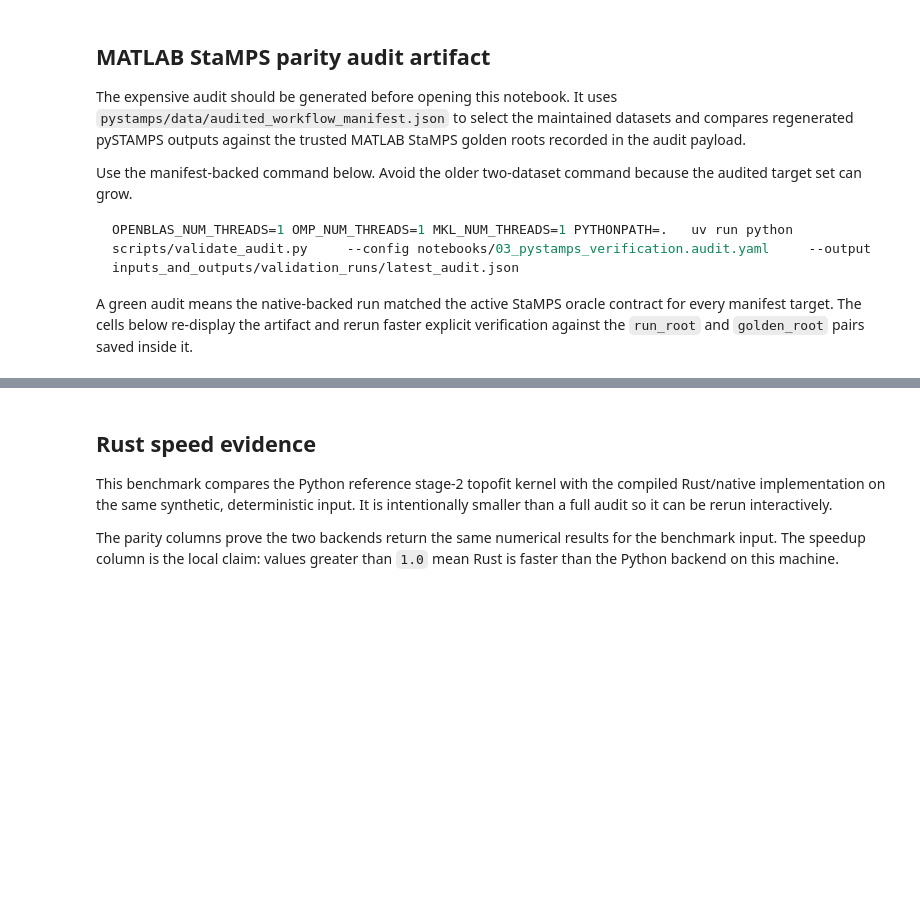
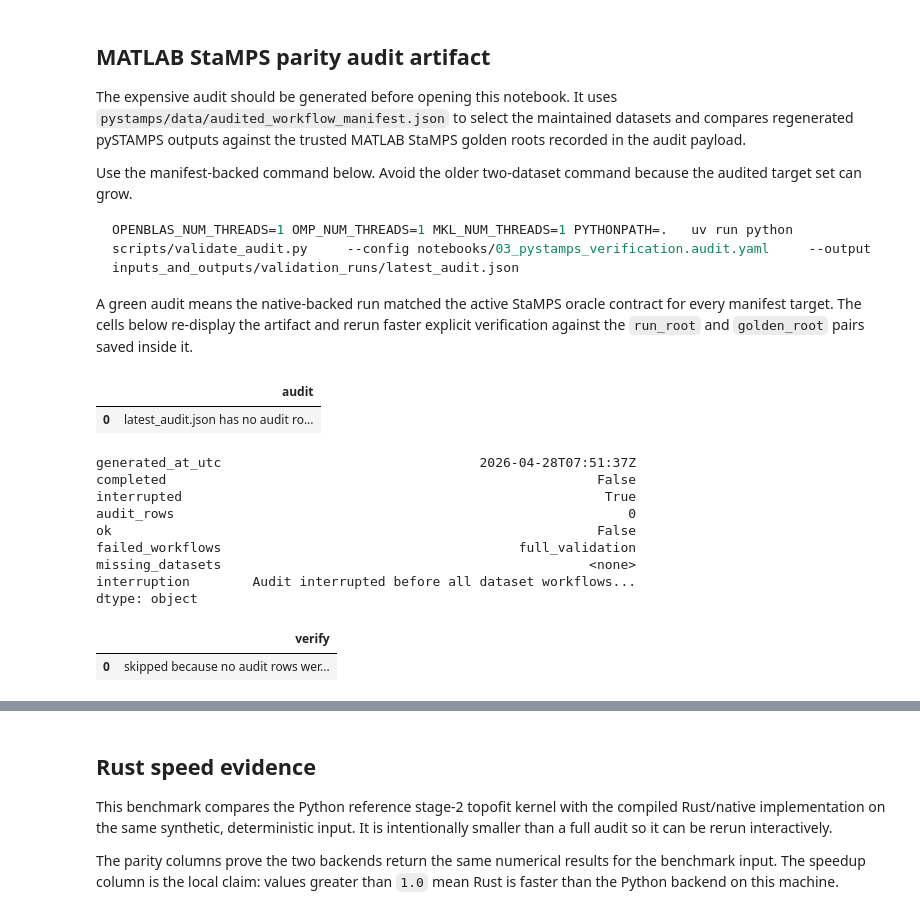
Before and after one commit to sirbastiano/pystamps, a Jupyter notebook: notebooks/04_rust_end2end_parity_validation.ipynb, the cells around one changed output, grey strips where cells are left out. Saved outputs shown, nothing was run; the diff lists cells and outputs as text; code cells hidden in the pictures; blank space fills up the shorter version.

```diff
--- a/notebooks/04_rust_end2end_parity_validation.ipynb
+++ b/notebooks/04_rust_end2end_parity_validation.ipynb
@@ -132,43 +161,67 @@ A green audit means the native-backed run matched the active StaMPS oracle contr
 # %%
 if AUDIT_JSON.exists():
     audit_payload = json.loads(AUDIT_JSON.read_text(encoding='utf-8'))
 else:
     audit_payload = {
         'generated_at_utc': '<missing>',
         'completed': False,
         'interrupted': False,
         'ok': False,
         'failed_workflows': ['missing latest_audit.json'],
         'audits': [],
     }
 
+audit_rows = audit_payload.get('audits', [])
 audit_summary = pd.DataFrame(
     [
         {
             'dataset': audit['dataset'],
             'status': audit['status'],
             'ok': audit['ok'],
             'checked': audit['checked'],
             'run_root': audit['run_root'],
             'golden_root': audit['golden_root'],
             'run_source': audit['run_source'],
         }
-        for audit in audit_payload['audits']
+        for audit in audit_rows
     ]
 )
-display(audit_summary if not audit_summary.empty else pd.DataFrame([{'audit': 'latest_audit.json missing or empty'}]))
+if not AUDIT_JSON.exists():
+    audit_rows_message = 'latest_audit.json is missing'
+elif audit_payload.get('interrupted'):
+    audit_rows_message = 'latest_audit.json has no audit rows; audit was interrupted'
+elif audit_payload.get('missing_datasets'):
+    audit_rows_message = 'latest_audit.json has no audit rows; datasets are missing'
+else:
+    audit_rows_message = 'latest_audit.json has no audit rows'
+display(audit_summary if not audit_summary.empty else pd.DataFrame([{'audit': audit_rows_message}]))
 pd.Series(
     {
-        'generated_at_utc': audit_payload['generated_at_utc'],
-        'completed': audit_payload['completed'],
-        'interrupted': audit_payload['interrupted'],
-        'ok': audit_payload['ok'],
-        'failed_workflows': ', '.join(audit_payload['failed_workflows']) or '<none>',
+        'generated_at_utc': audit_payload.get('generated_at_utc', '<missing>'),
+        'completed': audit_payload.get('completed', False),
+        'interrupted': audit_payload.get('interrupted', False),
+        'audit_rows': len(audit_rows),
+        'ok': audit_payload.get('ok', False),
+        'failed_workflows': ', '.join(audit_payload.get('failed_workflows', [])) or '<none>',
+        'missing_datasets': ', '.join(audit_payload.get('missing_datasets', [])) or '<none>',
+        'interruption': (audit_payload.get('interruption') or {}).get('message', '<none>'),
     }
 )
+# %% [output]
+|  | audit |
+| 0 | latest_audit.json has no audit ro... |
+generated_at_utc                                 2026-04-28T07:51:37Z
+completed                                                       False
+interrupted                                                      True
+audit_rows                                                          0
+ok                                                              False
+failed_workflows                                      full_validation
+missing_datasets                                               <none>
+interruption        Audit interrupted before all dataset workflows...
+dtype: object
 # %%
 verify_rows: list[dict[str, object]] = []
-for audit in audit_payload['audits']:
+for audit in audit_rows:
     verify_cmd = [
         sys.executable,
         '-m',
@@ -196,6 +249,9 @@ for audit in audit_payload['audits']:
 
 verify_df = pd.DataFrame(verify_rows)
 display(verify_df if not verify_df.empty else pd.DataFrame([{'verify': 'skipped because no audit rows were available'}]))
+# %% [output]
+|  | verify |
+| 0 | skipped because no audit rows wer... |
 # %%
 pytest_expr = (
     'stage2_native_kernels_match_python_reference '
```
Also changed, not shown: parts of 6 cells of this notebook.
